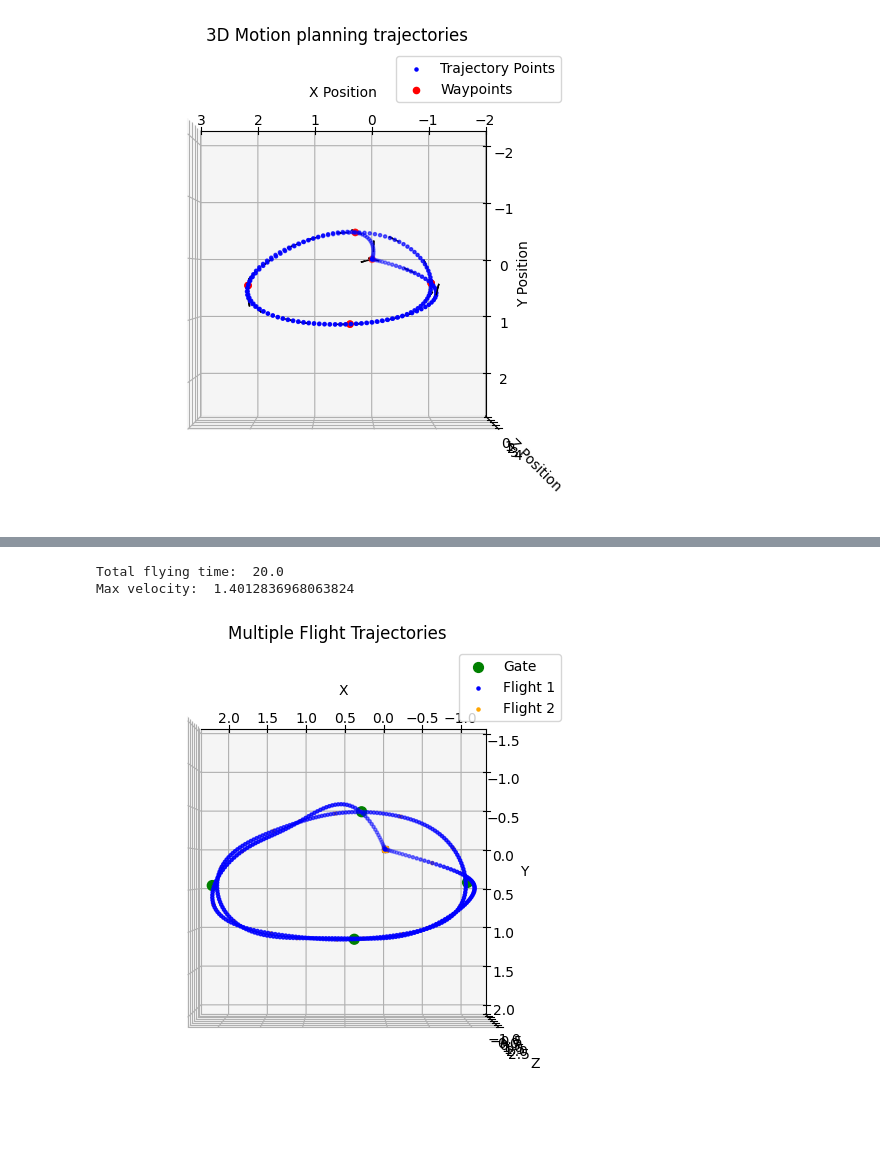
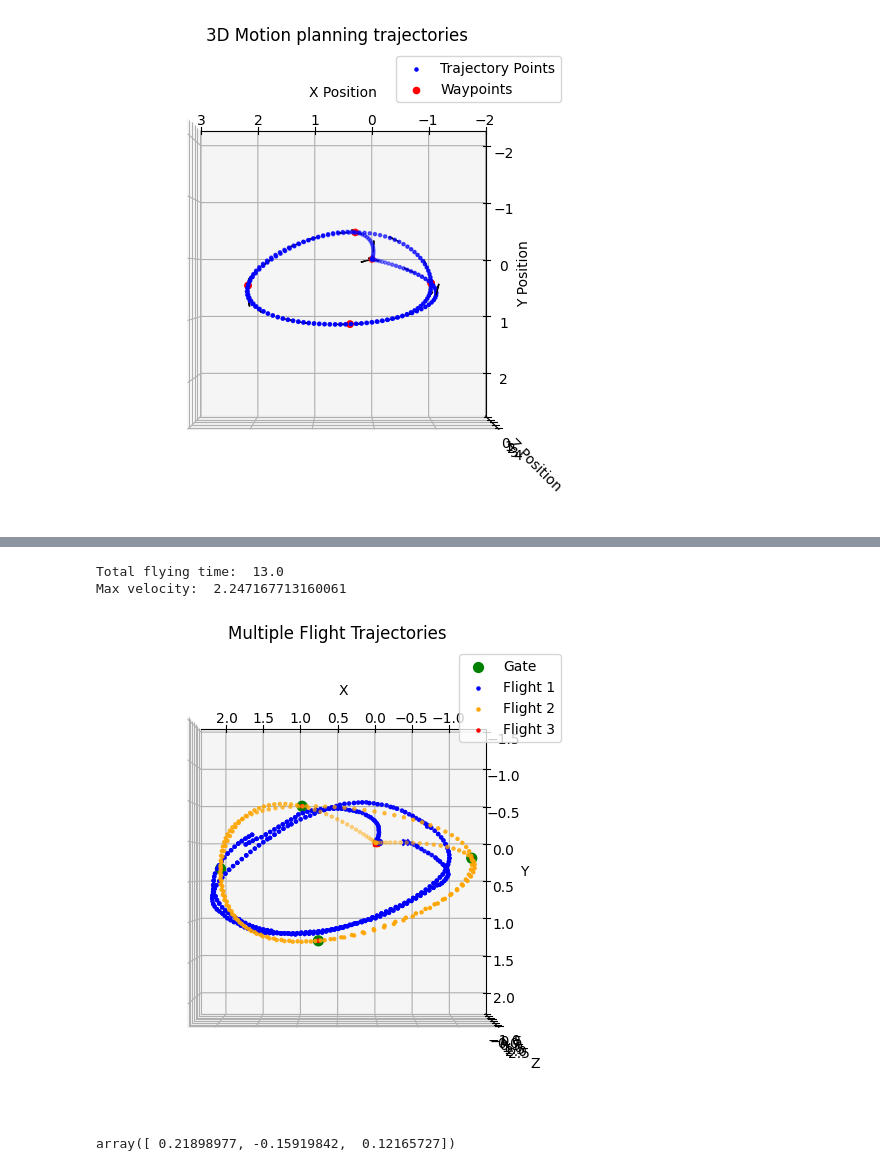
Before and after one commit to MATH-286-Pro/EPFL-MICRO-502-Aerial-Robotics, a Jupyter notebook: Project_2/Planning/test.ipynb, the cells around one changed output, grey strips where cells are left out. Saved outputs shown, nothing was run; the diff lists cells and outputs as text; code cells hidden in the pictures.

```diff
--- a/Project_2/Planning/test.ipynb
+++ b/Project_2/Planning/test.ipynb
@@ -97,37 +62,38 @@ Max velocity:  None
 # %%
 import os
 import sys
 
 # 将上一级目录添加到 sys.path
 parent_dir = os.path.abspath(os.path.join(os.getcwd(), ".."))
 if parent_dir not in sys.path:
     sys.path.insert(0, parent_dir)
 import tools
 import pandas as pd
 import PLOT
 import numpy as np
 
 from planning import MotionPlanner3D
 
 cm = 0.01
 HOVER_HEIGHT  = 60*cm
 Trajectory = tools.Trajectory_Class('../../position_records.csv')
-Planner = MotionPlanner3D(Gate_points = Trajectory.return_gate_points_list(), time_gain=2.0, DEBUG = 0)
-Planner.resample_and_replan(distance=0.8) #FF0000
-# Planner.resample_and_replan(distance=2.0) #FF0000
+Planner = MotionPlanner3D(Gate_points = Trajectory.return_gate_points_list(),
+                          time_gain=1.3,
+                          speed_limit = 4, # 1.2
+                          DEBUG = 0)
 
 print("Total flying time: ",Planner.t_f)
 print("Max velocity: ",Planner.result_traj_vel_max)
 
-data_6 = PLOT.get_real_pos_list("../../flight_log_14_TimeBased.csv")
-# PLOT.plot_multiple_flight_logs([data_1, data_2, data_3, test_planner.trajectory_setpoints])
+data_real = PLOT.get_real_pos_list("../../flight_log.csv")
 PLOT.plot_multiple_flight_logs([
-                                # data_6,
+                                data_real,
                                 Planner.trajectory_setpoints,
                                 np.array(Planner.waypoints)],
                                 np.array(Planner.Gate_points),
                                 type='discrete')
 # %% [output]
-Total flying time:  20.0
-Max velocity:  1.4012836968063824
+Total flying time:  13.0
+Max velocity:  2.247167713160061
-[figure, old version]
+[figure, new version]
+array([ 0.21898977, -0.15919842,  0.12165727])
```
Also changed, not shown: parts of 2 cells of this notebook, 5 other files.
